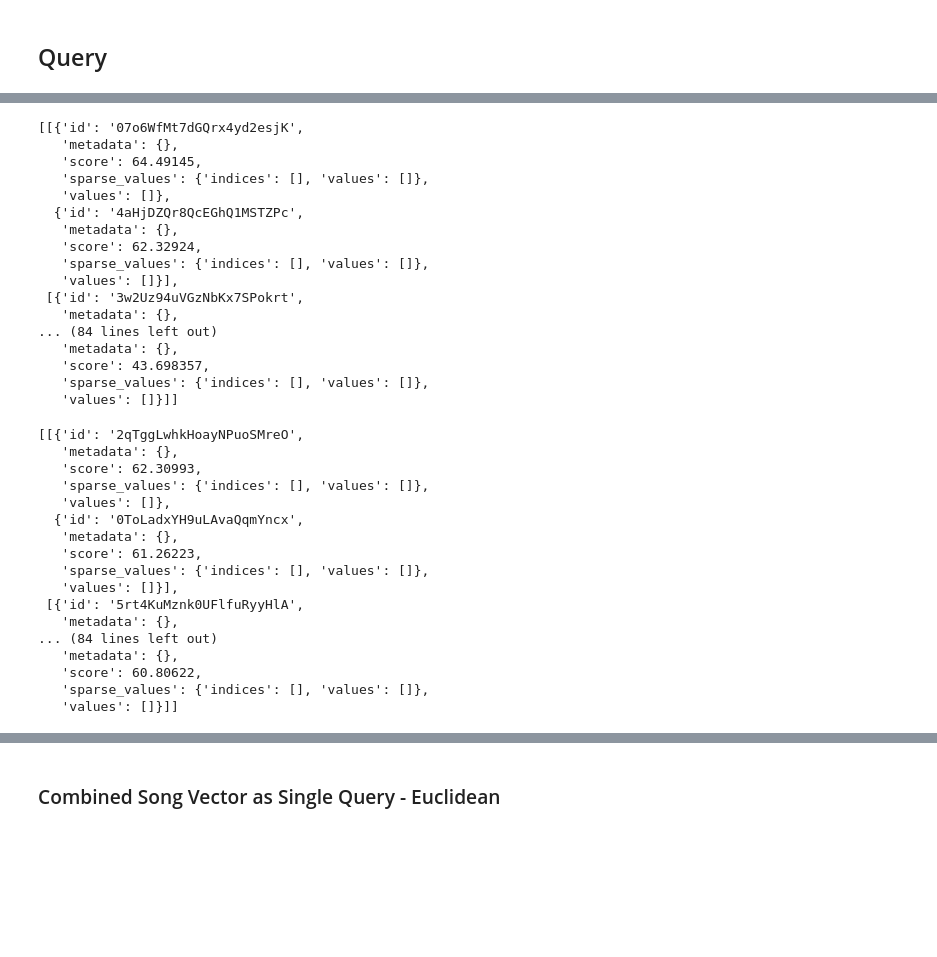
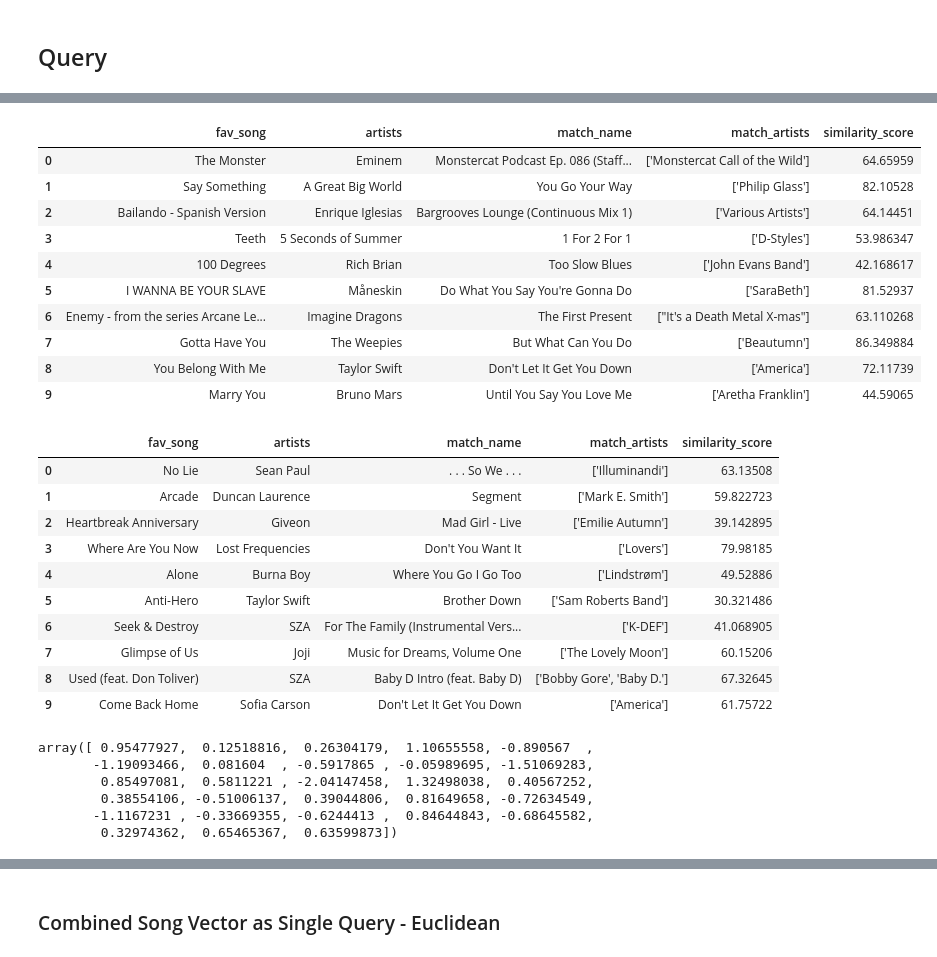
Before and after one commit to sz8689/COS_597A_Project, a Jupyter notebook: Music recommendation system.ipynb, the cells around one changed output, grey strips where cells are left out. Saved outputs shown, nothing was run; the diff lists cells and outputs as text; code cells hidden in the pictures; blank space fills up the shorter version.

```diff
--- a/Music recommendation system.ipynb
+++ b/Music recommendation system.ipynb
@@ -989,50 +839,39 @@ result_yuhan
 # %%
 # personal listening histroy top 10 1by1 - Seanna
-result_seanna = []
-for song in seanna_favorite_song_embeddings:
-    xc = index_d.query(song, top_k=2, include_metadata=True)
-    result_seanna.append(xc['matches'])
-result_seanna
+individual_query_result(index_d, seanna_favorite_songs_to_search, seanna_songs_embeddings)
 # %% [output]
-[[{'id': '07o6WfMt7dGQrx4yd2esjK',
-   'metadata': {},
-   'score': 64.49145,
-   'sparse_values': {'indices': [], 'values': []},
-   'values': []},
-  {'id': '4aHjDZQr8QcEGhQ1MSTZPc',
-   'metadata': {},
-   'score': 62.32924,
-   'sparse_values': {'indices': [], 'values': []},
-   'values': []}],
- [{'id': '3w2Uz94uVGzNbKx7SPokrt',
-   'metadata': {},
-... (84 lines left out)
-   'metadata': {},
-   'score': 43.698357,
-   'sparse_values': {'indices': [], 'values': []},
-   'values': []}]]
+|  | fav_song | artists | match_name | match_artists | similarity_score |
+| 0 | The Monster | Eminem | Monstercat Podcast Ep. 086 (Staff... | ['Monstercat Call of the Wild'] | 64.65959 |
+| 1 | Say Something | A Great Big World | You Go Your Way | ['Philip Glass'] | 82.10528 |
+| 2 | Bailando - Spanish Version | Enrique Iglesias | Bargrooves Lounge (Continuous Mix 1) | ['Various Artists'] | 64.14451 |
+| 3 | Teeth | 5 Seconds of Summer | 1 For 2 For 1 | ['D-Styles'] | 53.986347 |
+| 4 | 100 Degrees | Rich Brian | Too Slow Blues | ['John Evans Band'] | 42.168617 |
+| 5 | I WANNA BE YOUR SLAVE | Måneskin | Do What You Say You're Gonna Do | ['SaraBeth'] | 81.52937 |
+| 6 | Enemy - from the series Arcane Le... | Imagine Dragons | The First Present | ["It's a Death Metal X-mas"] | 63.110268 |
+| 7 | Gotta Have You | The Weepies | But What Can You Do | ['Beautumn'] | 86.349884 |
+| 8 | You Belong With Me | Taylor Swift | Don't Let It Get You Down | ['America'] | 72.11739 |
+| 9 | Marry You | Bruno Mars | Until You Say You Love Me | ['Aretha Franklin'] | 44.59065 |
 # %%
-# spotify top 10 1by1 - Seanna
-result_spotify = []
-for song in top_10_song_embeddings:
-    xc = index_d.query(song, top_k=2, include_metadata=True)
-    result_spotify.append(xc['matches'])
-result_spotify
+# spotify top 10 1by1
+individual_query_result(index_d, top_10_songs_to_search, top_10_song_embeddings)
 # %% [output]
-[[{'id': '2qTggLwhkHoayNPuoSMreO',
-   'metadata': {},
-   'score': 62.30993,
-   'sparse_values': {'indices': [], 'values': []},
-   'values': []},
-  {'id': '0ToLadxYH9uLAvaQqmYncx',
-   'metadata': {},
-   'score': 61.26223,
-   'sparse_values': {'indices': [], 'values': []},
-   'values': []}],
- [{'id': '5rt4KuMznk0UFlfuRyyHlA',
-   'metadata': {},
-... (84 lines left out)
-   'metadata': {},
-   'score': 60.80622,
-   'sparse_values': {'indices': [], 'values': []},
-   'values': []}]]
+|  | fav_song | artists | match_name | match_artists | similarity_score |
+| 0 | No Lie | Sean Paul | . . . So We . . . | ['Illuminandi'] | 63.13508 |
+| 1 | Arcade | Duncan Laurence | Segment | ['Mark E. Smith'] | 59.822723 |
+| 2 | Heartbreak Anniversary | Giveon | Mad Girl - Live | ['Emilie Autumn'] | 39.142895 |
+| 3 | Where Are You Now | Lost Frequencies | Don't You Want It | ['Lovers'] | 79.98185 |
+| 4 | Alone | Burna Boy | Where You Go I Go Too | ['Lindstrøm'] | 49.52886 |
+| 5 | Anti-Hero | Taylor Swift | Brother Down | ['Sam Roberts Band'] | 30.321486 |
+| 6 | Seek & Destroy | SZA | For The Family (Instrumental Vers... | ['K-DEF'] | 41.068905 |
+| 7 | Glimpse of Us | Joji | Music for Dreams, Volume One | ['The Lovely Moon'] | 60.15206 |
+| 8 | Used (feat. Don Toliver) | SZA | Baby D Intro (feat. Baby D) | ['Bobby Gore', 'Baby D.'] | 67.32645 |
+| 9 | Come Back Home | Sofia Carson | Don't Let It Get You Down | ['America'] | 61.75722 |
+# %%
+top_10_song_embeddings[5]
+# %% [output]
+array([ 0.95477927,  0.12518816,  0.26304179,  1.10655558, -0.890567  ,
+       -1.19093466,  0.081604  , -0.5917865 , -0.05989695, -1.51069283,
+        0.85497081,  0.5811221 , -2.04147458,  1.32498038,  0.40567252,
+        0.38554106, -0.51006137,  0.39044806,  0.81649658, -0.72634549,
+       -1.1167231 , -0.33669355, -0.6244413 ,  0.84644843, -0.68645582,
+        0.32974362,  0.65465367,  0.63599873])
```
Also changed, not shown: parts of 82 cells of this notebook.
